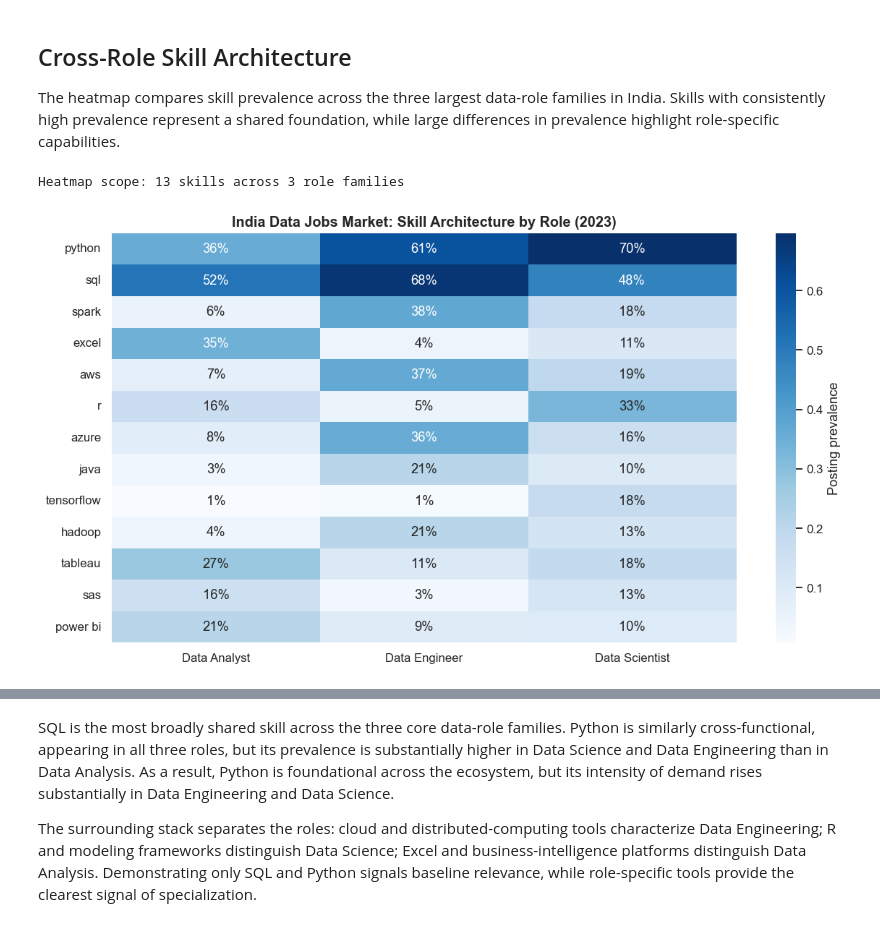
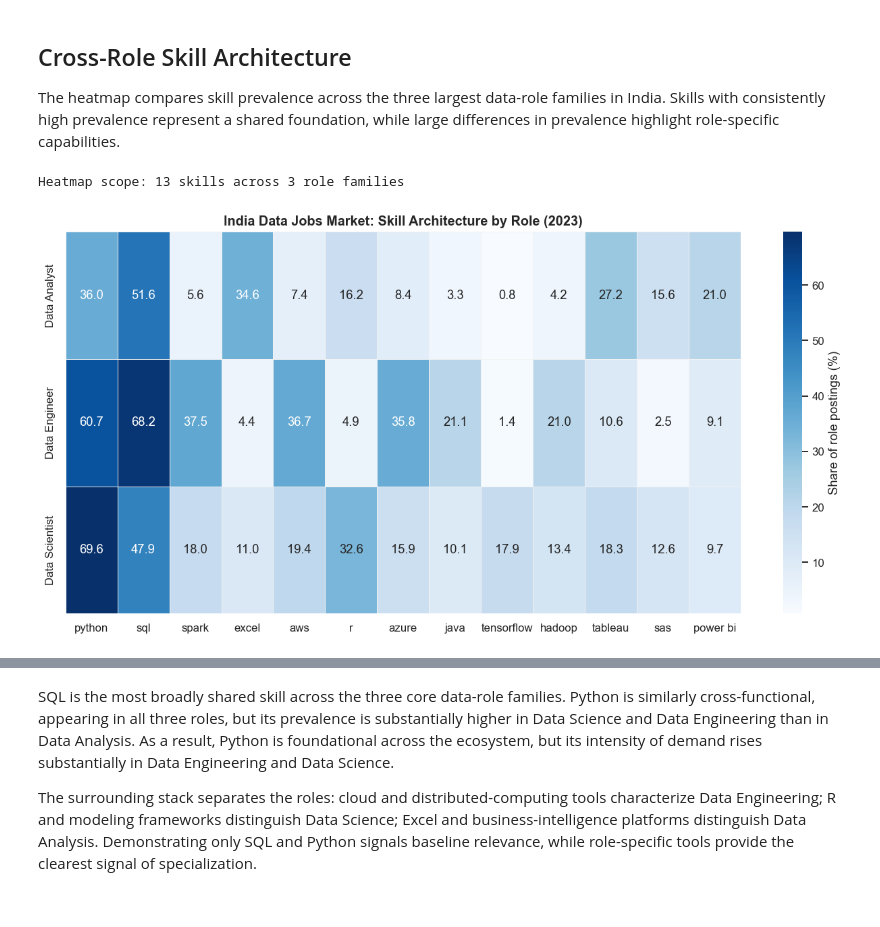
Before and after one commit to siddharth-chauhan-eu/python-learning, a Jupyter notebook: 02-data-analytics/data-jobs-analysis/project/job-market-analysis/02_skill_demand.ipynb, the cells around one changed output, grey strips where cells are left out. Saved outputs shown, nothing was run; the diff lists cells and outputs as text; code cells hidden in the pictures.

Commit message:
feat: complete market insights analysis for India data jobs

```diff
--- a/02-data-analytics/data-jobs-analysis/project/job-market-analysis/02_skill_demand.ipynb
+++ b/02-data-analytics/data-jobs-analysis/project/job-market-analysis/02_skill_demand.ipynb
@@ -186,39 +193,106 @@ remaining_matrix = (
     .drop(columns="spread")
 )
 
 skill_matrix = pd.concat(
     [core_matrix, remaining_matrix]
 )
 
 assert not skill_matrix.empty
 assert skill_matrix.shape[1] == TOP_ROLE_COUNT
 assert skill_matrix.max().max() <= 1
 assert skill_matrix.min().min() >= 0
 
 print(
     f"Heatmap scope: {len(skill_matrix)} skills "
     f"across {TOP_ROLE_COUNT} role families"
 )
+print()
 
-plt.figure(figsize=(11, 6))
+# -------------------------------------------------------------------
+# Summary table (displayed beneath the heatmap)
+# -------------------------------------------------------------------
+
+heatmap_matrix = skill_matrix.T
+
+summary_table = (
+    pd.DataFrame(
+        {
+            "Skill": skill_matrix.index,
+            "Spread": skill_matrix.max(axis=1) - skill_matrix.min(axis=1),
+            "Data Engineer": skill_matrix["Data Engineer"].values,
+            "Data Scientist": skill_matrix["Data Scientist"].values,
+            "Data Analyst": skill_matrix["Data Analyst"].values,
+        }
+    )
+    .sort_values(["Spread", "Skill"], ascending=[False, True])
+)
+
+# -------------------------------------------------------------------
+# Heatmap
+# -------------------------------------------------------------------
+
+fig, ax = plt.subplots(figsize=(12, 6))
 
 sns.heatmap(
-    skill_matrix,
+    heatmap_matrix * 100,
     annot=True,
-    fmt=".0%",
+    fmt=".1f",
     cmap="Blues",
-    cbar_kws={"label": "Posting prevalence"}
+    linewidths=0.6,
+    linecolor="#f2f2f2",
+    cbar_kws={
+        "label": "Share of role postings (%)"
+    },
+    ax=ax,
 )
 
-plt.title(
-    "India Data Jobs Market: Skill Architecture by Role (2023)"
+ax.set(
+    title="India Data Jobs Market: Skill Architecture by Role (2023)",
+    xlabel="",
+    ylabel=""
 )
 
-plt.xlabel("")
-plt.ylabel("")
+# Skills (columns): horizontal
+ax.set_xticklabels(
+    ax.get_xticklabels(),
+    rotation=0,
+    ha="center"
+)
+
+# Roles (rows): vertical
+ax.set_yticklabels(
+    ax.get_yticklabels(),
+    rotation=90,
+    va="center"
+)
 
 plt.tight_layout()
+
+plt.savefig(
+    "figures/02_skill_architecture_heatmap.png",
+    dpi=150,
+    bbox_inches="tight",
+)
+
 plt.show()
+print()
+
+# -------------------------------------------------------------------
+# Display summary table
+# -------------------------------------------------------------------
+
+display(
+    summary_table.style
+    .format(
+        {
+            "Spread": "{:.1%}",
+            "Data Engineer": "{:.1%}",
+            "Data Scientist": "{:.1%}",
+            "Data Analyst": "{:.1%}",
+        }
+    )
+    .hide(axis="index")
+)
 # %% [output]
 Heatmap scope: 13 skills across 3 role families
-[figure, old version]
+[figure, new version]
```
Also changed, not shown: parts of 8 cells of this notebook, 33 other files.
